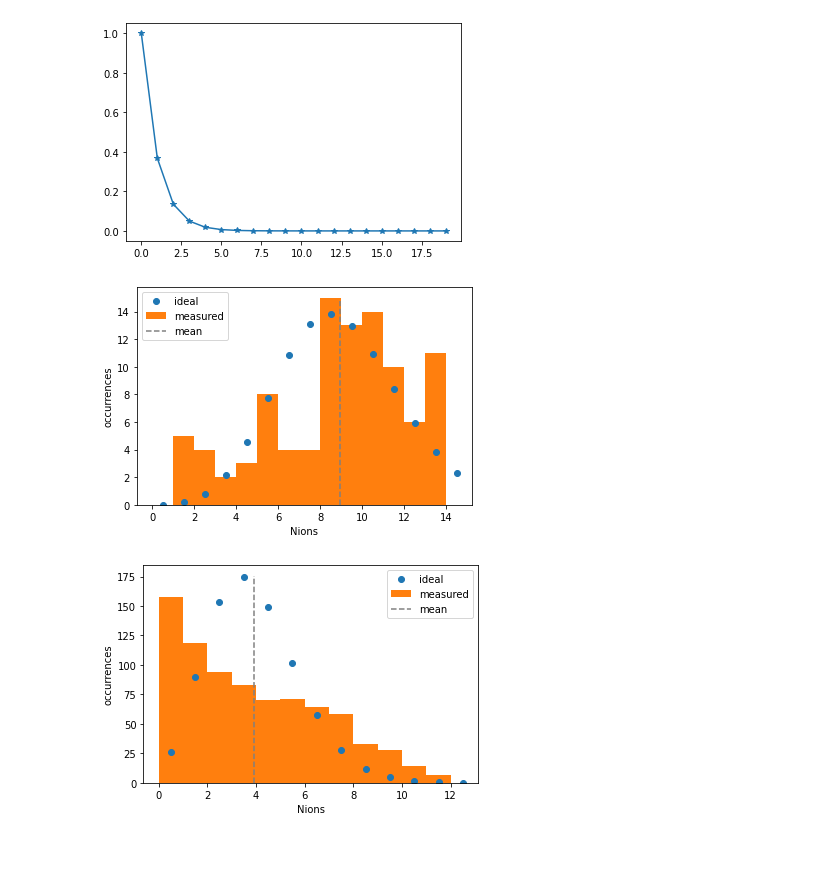
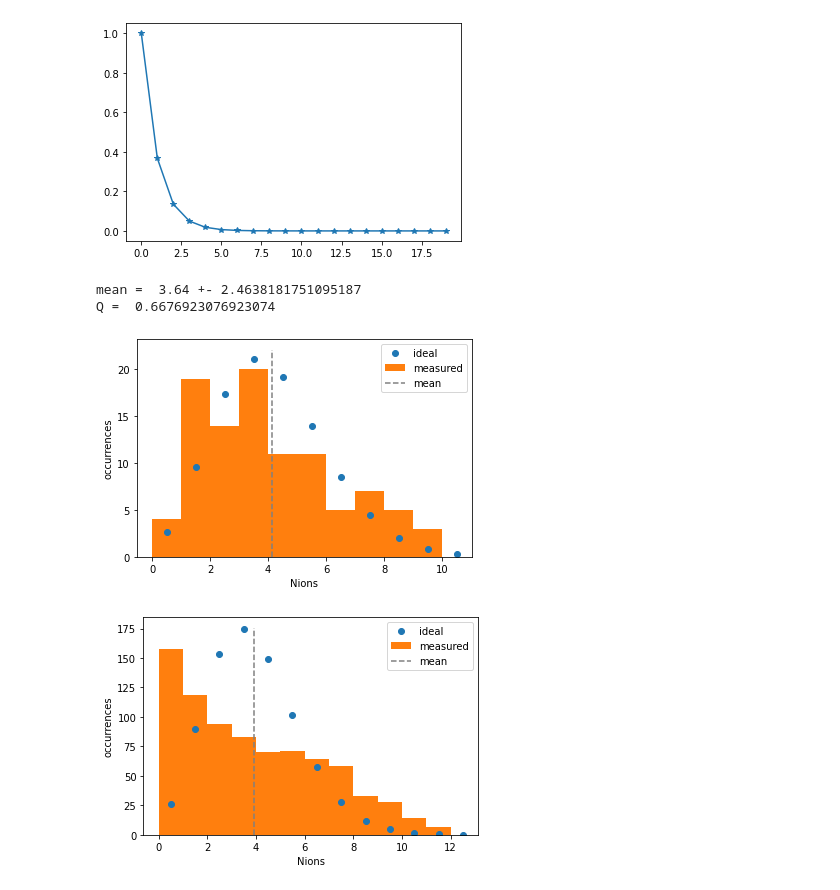
Before and after one commit to Valerio-Amico/Lab-Rydberg, a Jupyter notebook: poissonian_analisys/poissonian.ipynb, the cells around one changed output. Cells and saved outputs as stored; diff of their text form; code cells hidden in the pictures; blank space fills up the shorter version.

```diff
--- a/poissonian_analisys/poissonian.ipynb
+++ b/poissonian_analisys/poissonian.ipynb
@@ -35,30 +35,37 @@ mean,  prob. in 0.
 [figure]
 # %%
 name = "F-2022-05-13-Q_buono_ris.txt"
+name = "F-2022-07-18-0000.txt"
 occurrences = []
 
-data = open("dati/"+name, "r")
+data = open("dati/2022-07-18/"+name, "r")
 
 for row in data:
     row = row.replace("\n", "")
     row = row.replace(",", ".")
     terms = row.split("\t")
     occurrences.append(float(terms[2]))
 
 mu = np.mean(occurrences)
+std = np.std(occurrences)
 x = np.arange(int(max(occurrences)))
 y = [poissonian(xx, mu)*len(occurrences) for xx in x]
+
+print("mean = ", mu, "+-", std)
+print("Q = ", std**2/mu-1)
 
 plt.plot(x+0.5, y, marker="o", linestyle="", label="ideal")
 plt.hist(occurrences, bins=x, label="measured")
 plt.vlines(mu+0.5, 0, max(y)+1, color="gray", linestyle="--", label="mean")
 plt.legend()
 plt.xlabel("Nions")
 plt.ylabel("occurrences")
 
 plt.show()
 # %% [output]
+mean =  3.64 +- 2.4638181751095187
+Q =  0.6676923076923074
-[figure, old version]
+[figure, new version]
 # %%
 names = ["0003", "0004", "0005", "0006", "0007", "0008", "0009", "0010"]
 occurrences = []
```
Also changed, not shown: 26 other files.
